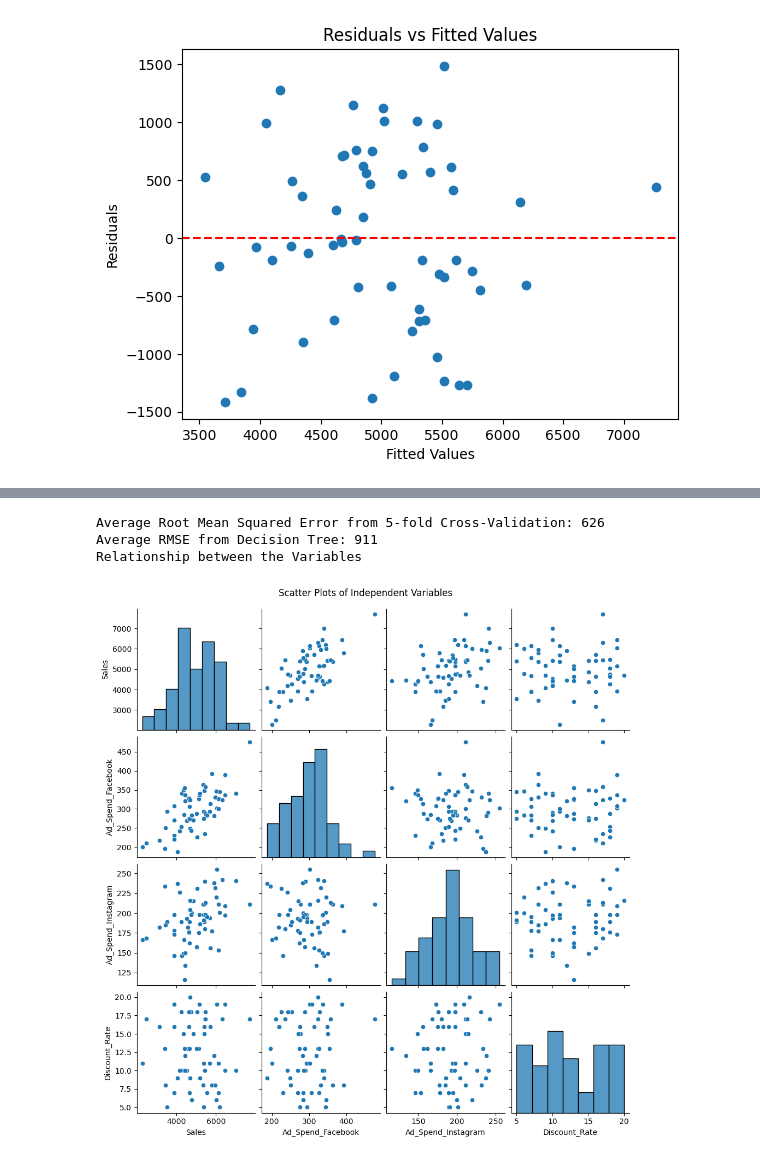
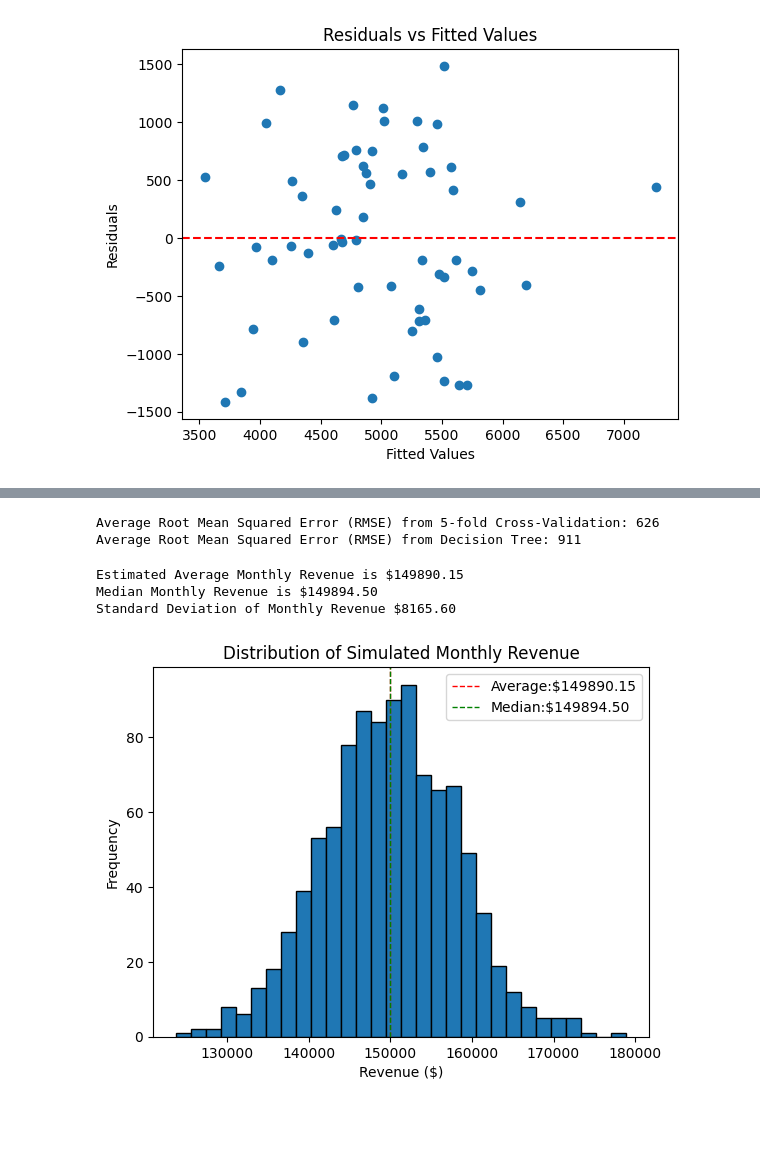
Before and after one commit to Elena-R-P/analytics, a Jupyter notebook: TechGear/TechGear.ipynb, the cells around one changed output, grey strips where cells are left out. Cells and saved outputs as stored; diff of their text form; code cells hidden in the pictures; blank space fills up the shorter version.

```diff
--- a/TechGear/TechGear.ipynb
+++ b/TechGear/TechGear.ipynb
@@ -303,34 +291,55 @@ mse_scores = cross_val_score(model, x, y, cv=5, scoring='neg_mean_squared_error'
 rmse_scores = (-mse_scores) ** 0.5
 average_rmse = rmse_scores.mean()
 # print the average RMSE
-print(f"Average Root Mean Squared Error from 5-fold Cross-Validation: {average_rmse:.0f}")
-
+print(f"Average Root Mean Squared Error (RMSE) from 5-fold Cross-Validation: {average_rmse:.0f}")
 # Initialize the model
 tree_model = DecisionTreeRegressor()
-
 # Cross-validation: 5 folds
 tree_mse_scores =  cross_val_score(tree_model, x, y, cv=5, scoring='neg_mean_squared_error')
-
 # Convert MSE to RMSE
 tree_rmse_scores = (-tree_mse_scores) ** 0.5
-
 # compute average RMSE for both models
 tree_avg_rmse = tree_rmse_scores.mean()
-
 # Print results
-print(f'Average RMSE from Decision Tree: {tree_avg_rmse:.0f}')
-
-print("Relationship between the Variables")
-
-# Create scatterplots to visualize relationships between the variables
-sns.pairplot(data[['Sales','Ad_Spend_Facebook', 'Ad_Spend_Instagram', 'Discount_Rate']])
-# Add a title to the scatterplot matrix
-plt.suptitle('Scatter Plots of Independent Variables', y=1.02)
-
-# Displat the Scatter plot matrix
-plt.show()
+print(f'Average Root Mean Squared Error (RMSE) from Decision Tree: {tree_avg_rmse:.0f}')
 # %% [output]
-Average Root Mean Squared Error from 5-fold Cross-Validation: 626
-Average RMSE from Decision Tree: 911
-Relationship between the Variables
+Average Root Mean Squared Error (RMSE) from 5-fold Cross-Validation: 626
+Average Root Mean Squared Error (RMSE) from Decision Tree: 911
-[figure, removed]
+# %%
+# (Q8) MONTE CARLO SIMULATION
+# Determine the probability distribution and generate random samples
+np.random.seed(42) # Setting the random seed for reproducibility
+
+# parameters
+num_days = 30
+num_simulations = 1000
+min_revenue = 2299
+max_revenue = 7702
+
+# Generate random samples for all simulations at once
+daily_revenues = np.random.randint(min_revenue, max_revenue + 1, (num_simulations, num_days))
+
+# Perform the simulation
+monthly_revenues = np.sum(daily_revenues, axis=1)
+average_monthly_revenue = np.mean(monthly_revenues)
+median_monthly_revenue = np.median(monthly_revenues)
+revenue_std_dev = np.std(monthly_revenues)
+
+print(f'Estimated Average Monthly Revenue is ${average_monthly_revenue:.2f}')
+print(f'Median Monthly Revenue is ${median_monthly_revenue:.2f}')
+print(f'Standard Deviation of Monthly Revenue ${revenue_std_dev:.2f}')
+
+# Analyze the results
+plt.hist(monthly_revenues, bins=30, edgecolor='black')
+plt.title('Distribution of Simulated Monthly Revenue')
+plt.xlabel('Revenue ($)')
+plt.ylabel('Frequency')
+plt.axvline(average_monthly_revenue, color='r', linestyle='dashed', linewidth=1, label=f'Average:${average_monthly_revenue:.2f}')
+plt.axvline(median_monthly_revenue, color='g', linestyle='dashed', linewidth=1, label=f'Median:${median_monthly_revenue:.2f}')
+plt.legend()
+plt.show()
+# %% [output]
+Estimated Average Monthly Revenue is $149890.15
+Median Monthly Revenue is $149894.50
+Standard Deviation of Monthly Revenue $8165.60
+[figure, added]
```
Also changed, not shown: parts of 7 cells of this notebook, 18 other files.
